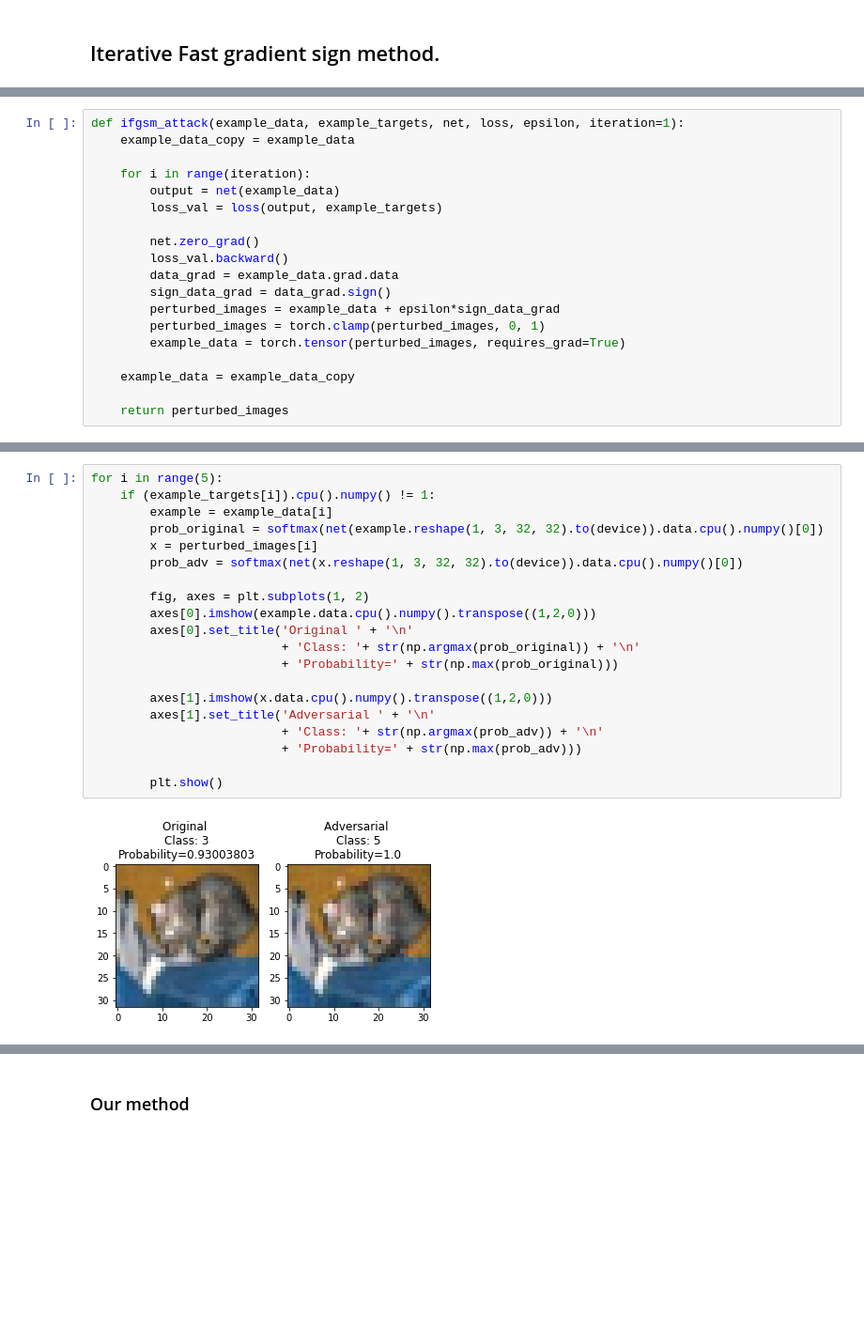
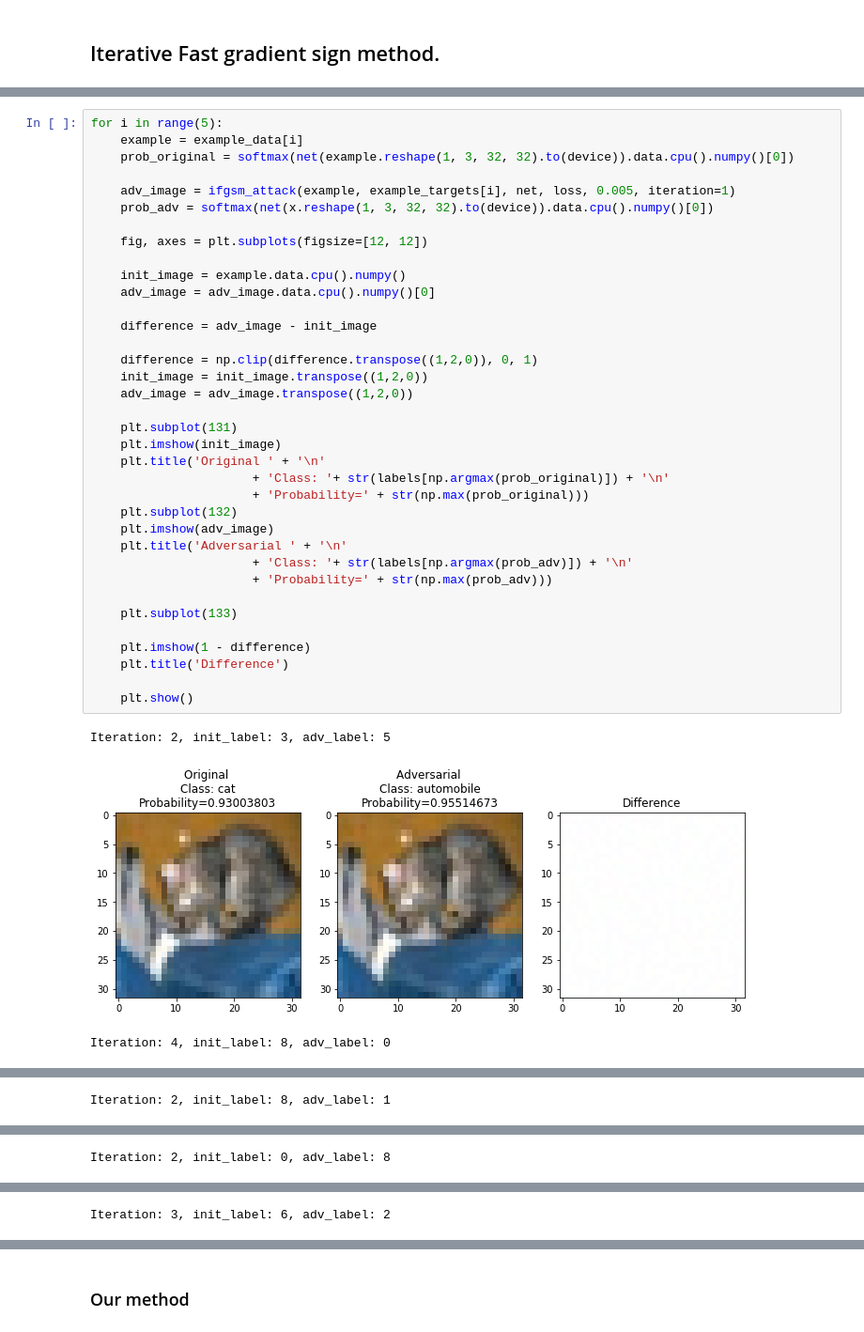
Before and after one commit to MatveyMor/Diploma-Thesis, a Jupyter notebook: Adversarial attacks CIFAR10 ResNet.ipynb, the cells around one changed output, grey strips where cells are left out. Shown at 94% size. Drawn from its saved outputs; the diff is of its cells as text; blank space fills up the shorter version.

```diff
--- a/Adversarial attacks CIFAR10 ResNet.ipynb
+++ b/Adversarial attacks CIFAR10 ResNet.ipynb
@@ -250,19 +349,0 @@ loss_val = loss(output, example_targets)
-# %%
-def ifgsm_attack(example_data, example_targets, net, loss, epsilon, iteration=1):
-    example_data_copy = example_data
-
-    for i in range(iteration):
-        output = net(example_data)
-        loss_val = loss(output, example_targets)
-
-        net.zero_grad()
-        loss_val.backward()
-        data_grad = example_data.grad.data
-        sign_data_grad = data_grad.sign()
-        perturbed_images = example_data + epsilon*sign_data_grad
-        perturbed_images = torch.clamp(perturbed_images, 0, 1)
-        example_data = torch.tensor(perturbed_images, requires_grad=True)
-
-    example_data = example_data_copy
-
-    return perturbed_images
@@ -272,22 +384,40 @@ perturbed_images = ifgsm_attack(example_data, example_targets, net, loss, 0.01,
 # %%
 for i in range(5):
-    if (example_targets[i]).cpu().numpy() != 1:
-        example = example_data[i]
-        prob_original = softmax(net(example.reshape(1, 3, 32, 32).to(device)).data.cpu().numpy()[0])
-        x = perturbed_images[i]
-        prob_adv = softmax(net(x.reshape(1, 3, 32, 32).to(device)).data.cpu().numpy()[0])
+    example = example_data[i]
+    prob_original = softmax(net(example.reshape(1, 3, 32, 32).to(device)).data.cpu().numpy()[0])
 
-        fig, axes = plt.subplots(1, 2)
-        axes[0].imshow(example.data.cpu().numpy().transpose((1,2,0)))
-        axes[0].set_title('Original ' + '\n'
-                          + 'Class: '+ str(np.argmax(prob_original)) + '\n'
-                          + 'Probability=' + str(np.max(prob_original)))
+    adv_image = ifgsm_attack(example, example_targets[i], net, loss, 0.005, iteration=1)
+    prob_adv = softmax(net(x.reshape(1, 3, 32, 32).to(device)).data.cpu().numpy()[0])
 
-        axes[1].imshow(x.data.cpu().numpy().transpose((1,2,0)))
-        axes[1].set_title('Adversarial ' + '\n'
-                          + 'Class: '+ str(np.argmax(prob_adv)) + '\n'
-                          + 'Probability=' + str(np.max(prob_adv)))
+    fig, axes = plt.subplots(figsize=[12, 12])
 
-        plt.show()
+    init_image = example.data.cpu().numpy()
+    adv_image = adv_image.data.cpu().numpy()[0]
+
+    difference = adv_image - init_image
+
+    difference = np.clip(difference.transpose((1,2,0)), 0, 1)
+    init_image = init_image.transpose((1,2,0))
+    adv_image = adv_image.transpose((1,2,0))
+
+    plt.subplot(131)
+    plt.imshow(init_image)
+    plt.title('Original ' + '\n'
+                      + 'Class: '+ str(labels[np.argmax(prob_original)]) + '\n'
+                      + 'Probability=' + str(np.max(prob_original)))
+    plt.subplot(132)
+    plt.imshow(adv_image)
+    plt.title('Adversarial ' + '\n'
+                      + 'Class: '+ str(labels[np.argmax(prob_adv)]) + '\n'
+                      + 'Probability=' + str(np.max(prob_adv)))
+
+    plt.subplot(133)
+
+    plt.imshow(1 - difference)
+    plt.title('Difference')
+
+    plt.show()
 # %% [output]
+Iteration: 2, init_label: 3, adv_label: 5
-[figure, old version]
+[figure, new version]
+Iteration: 4, init_label: 8, adv_label: 0
@@ -294,0 +425 @@ for i in range(5):
+Iteration: 2, init_label: 8, adv_label: 1
@@ -295,0 +427 @@ for i in range(5):
+Iteration: 2, init_label: 0, adv_label: 8
@@ -296,0 +429 @@ for i in range(5):
+Iteration: 3, init_label: 6, adv_label: 2
```
Also changed, not shown: parts of 20 cells of this notebook.
